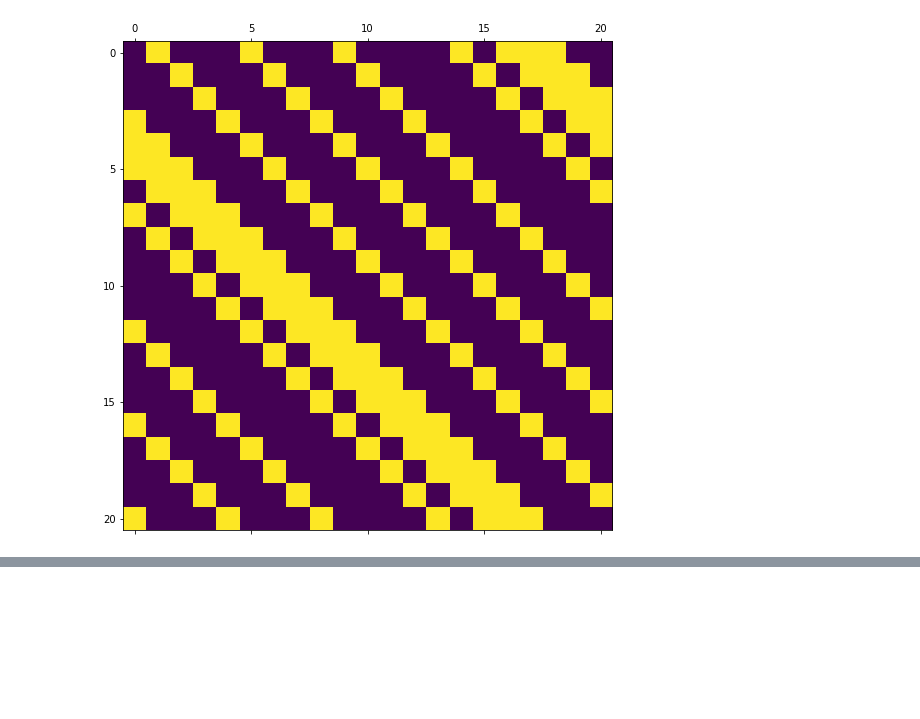
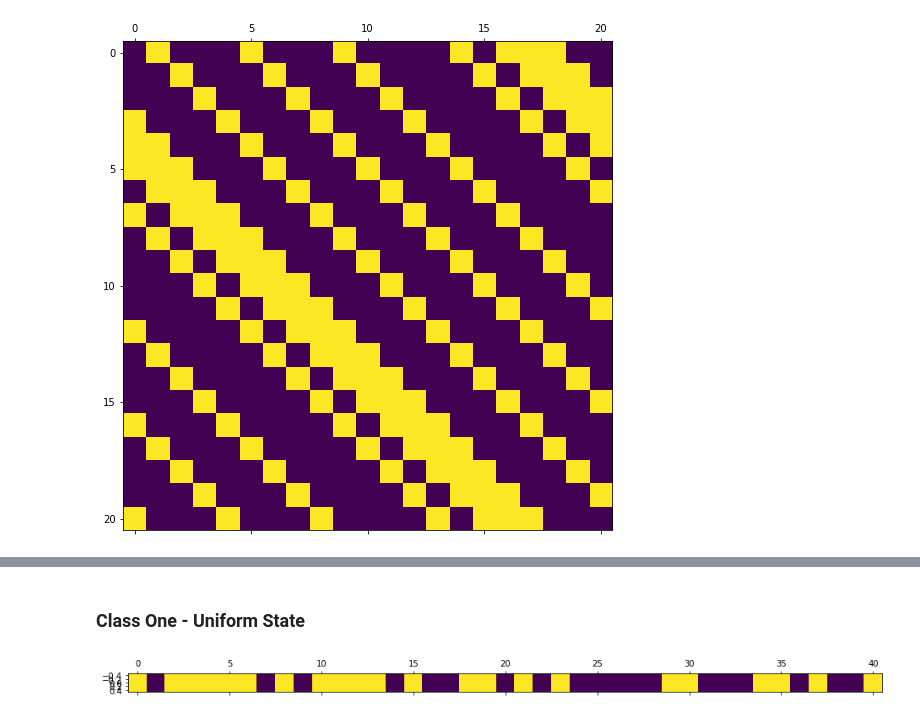
Before and after one commit to UZerbinati/Suite, a Jupyter notebook: Docs/Discrete/Automata.ipynb, the cells around one changed output, grey strips where cells are left out. Drawn from its saved outputs; the diff is of its cells as text; code cells hidden in the pictures; blank space fills up the shorter version.

```diff
--- a/Docs/Discrete/Automata.ipynb
+++ b/Docs/Discrete/Automata.ipynb
@@ -94,0 +149,13 @@ DrawCAStates(A,20,True)
+# %% [markdown]
+### Class One - Uniform State
+# %%
+A = Automata(mesh,2)
+A0 = MeshFunction(mesh,1)
+A0.pushFunction(lambda p: [0])
+v = A0.vec_export()
+v.from_Array([float(k) for k in rng.randint(0,2,v.len())])
+A0.vec_import(v);
+A.Init(A0)
+DrawCAState(A,True)
+# %% [output]
+[figure, added]
```
Also changed, not shown: parts of 25 cells of this notebook, 8 other files.
